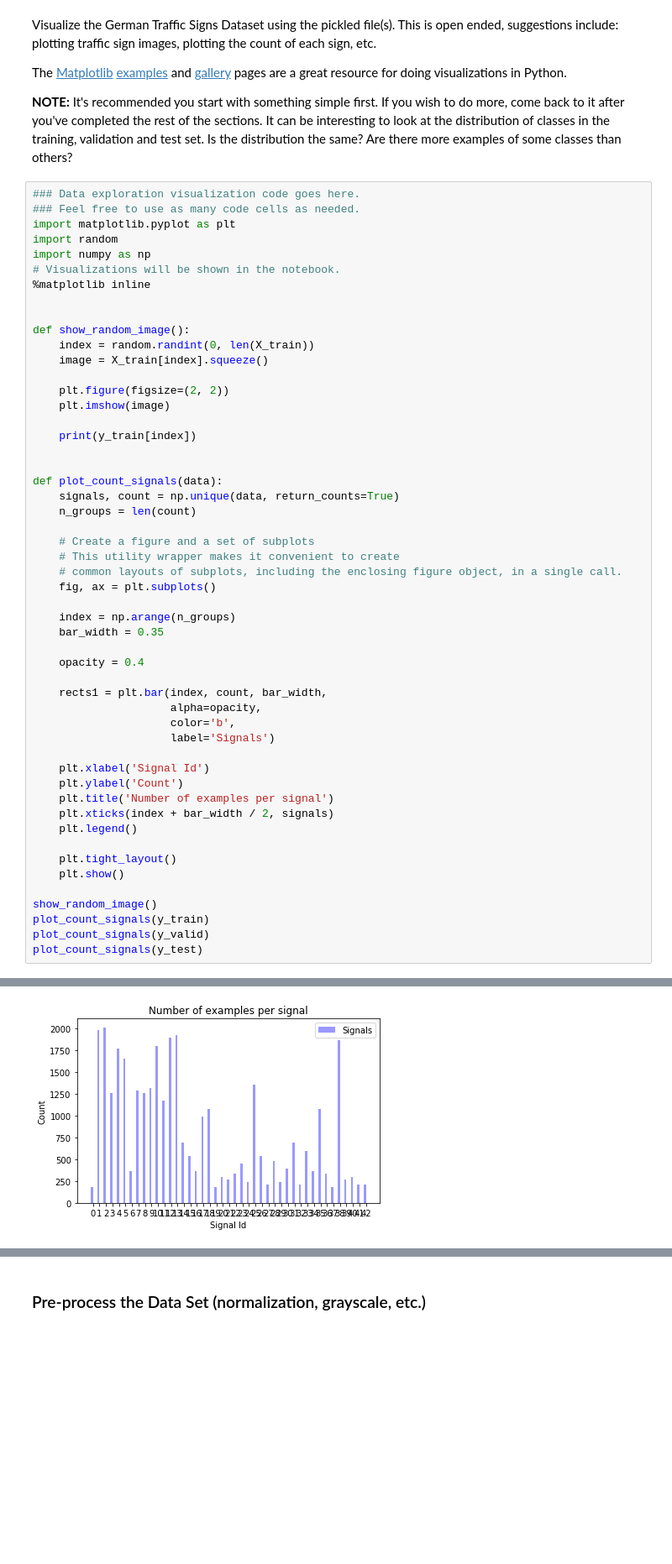
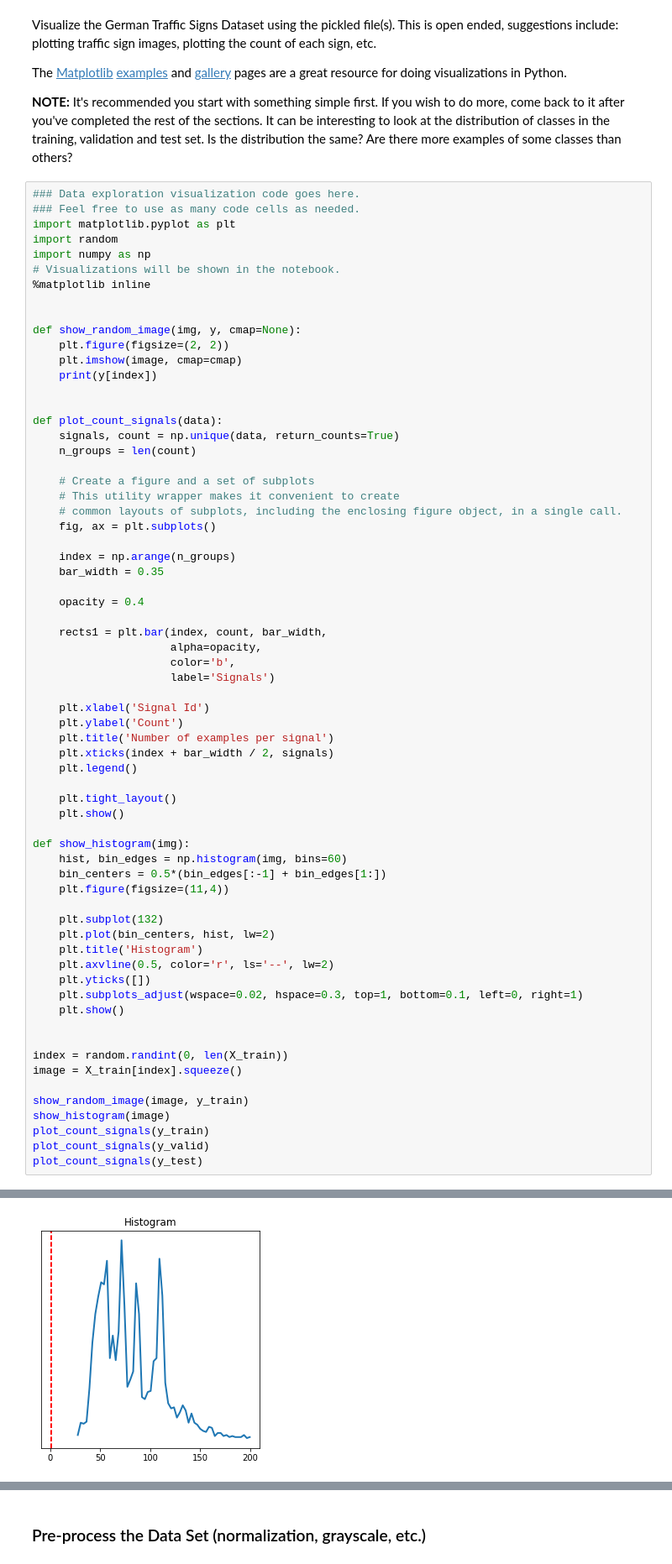
Before and after one commit to mccorby/Course-SDC, a Jupyter notebook: Term1/CarND-Traffic-Sign-Classifier-Project/Traffic_Sign_Classifier.ipynb, the cells around one changed output, grey strips where cells are left out. Shown at 84% size. Saved outputs shown, nothing was run; the diff lists cells and outputs as text; blank space fills up the shorter version.

Commit message:
Added visualization of histogram

```diff
--- a/Term1/CarND-Traffic-Sign-Classifier-Project/Traffic_Sign_Classifier.ipynb
+++ b/Term1/CarND-Traffic-Sign-Classifier-Project/Traffic_Sign_Classifier.ipynb
@@ -102,14 +102,10 @@ import numpy as np
 %matplotlib inline
 
 
-def show_random_image():
-    index = random.randint(0, len(X_train))
-    image = X_train[index].squeeze()
-
+def show_random_image(img, y, cmap=None):
     plt.figure(figsize=(2, 2))
-    plt.imshow(image)
-
-    print(y_train[index])
+    plt.imshow(image, cmap=cmap)
+    print(y[index])
 
 
 def plot_count_signals(data):
@@ -140,7 +136,25 @@ def plot_count_signals(data):
     plt.tight_layout()
     plt.show()
 
-show_random_image()
+def show_histogram(img):
+    hist, bin_edges = np.histogram(img, bins=60)
+    bin_centers = 0.5*(bin_edges[:-1] + bin_edges[1:])
+    plt.figure(figsize=(11,4))
+
+    plt.subplot(132)
+    plt.plot(bin_centers, hist, lw=2)
+    plt.title('Histogram')
+    plt.axvline(0.5, color='r', ls='--', lw=2)
+    plt.yticks([])
+    plt.subplots_adjust(wspace=0.02, hspace=0.3, top=1, bottom=0.1, left=0, right=1)
+    plt.show()
+
+
+index = random.randint(0, len(X_train))
+image = X_train[index].squeeze()
+
+show_random_image(image, y_train)
+show_histogram(image)
 plot_count_signals(y_train)
 plot_count_signals(y_valid)
 plot_count_signals(y_test)
@@ -150 +164 @@ plot_count_signals(y_test)
-[figure, old version]
+[figure, new version]
```
Also changed, not shown: parts of 6 cells of this notebook.
